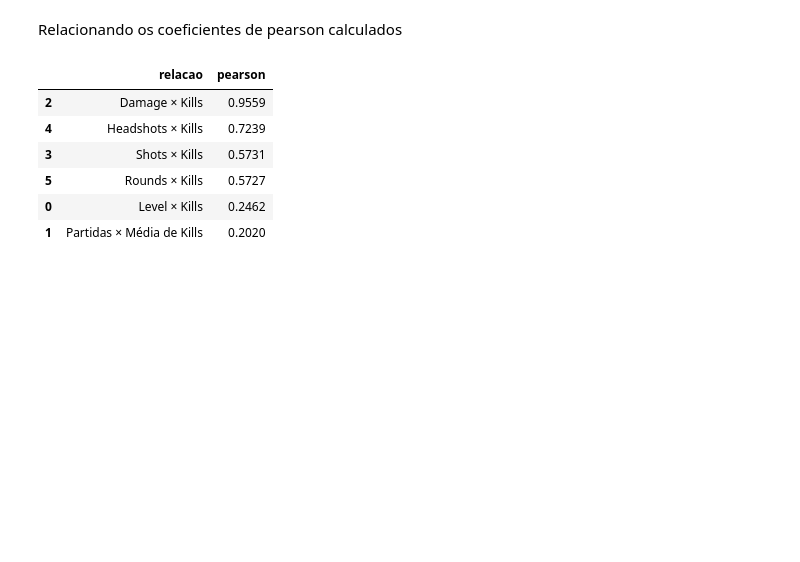
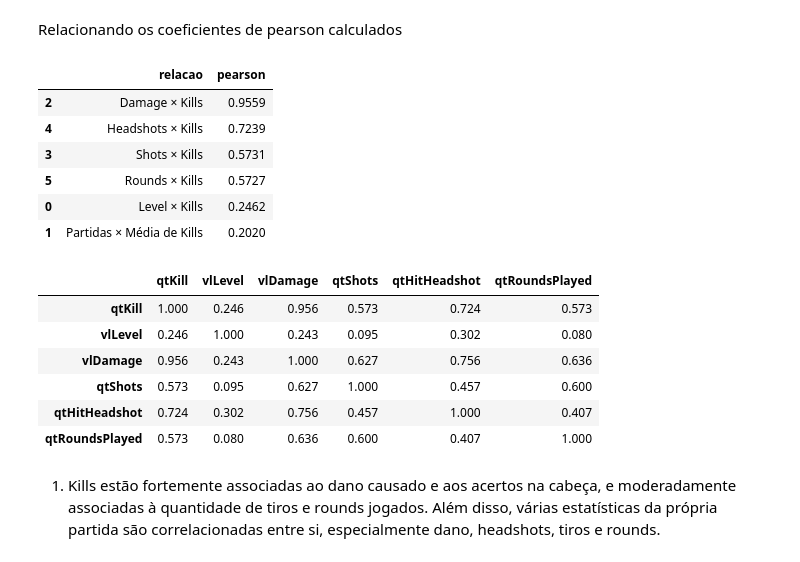
Before and after one commit to lucasccesar/Projeto-IA, a Jupyter notebook: notebooks/01_eda_dataset.ipynb, the cells around one changed output. Drawn from its saved outputs; the diff is of its cells as text; code cells hidden in the pictures; blank space fills up the shorter version.

```diff
--- a/notebooks/01_eda_dataset.ipynb
+++ b/notebooks/01_eda_dataset.ipynb
@@ -1481,3 +1532,30 @@ display(correlacoes)
 | 5 | Rounds × Kills | 0.5727 |
 | 0 | Level × Kills | 0.2462 |
 | 1 | Partidas × Média de Kills | 0.2020 |
+# %%
+colunas_correlacao = [
+    'qtKill',
+    'vlLevel',
+    'vlDamage',
+    'qtShots',
+    'qtHitHeadshot',
+    'qtRoundsPlayed'
+]
+
+matriz_correlacao = (
+    df[colunas_correlacao]
+    .corr(method='pearson')
+    .round(3)
+)
+
+display(matriz_correlacao)
+# %% [output]
+|  | qtKill | vlLevel | vlDamage | qtShots | qtHitHeadshot | qtRoundsPlayed |
+| qtKill | 1.000 | 0.246 | 0.956 | 0.573 | 0.724 | 0.573 |
+| vlLevel | 0.246 | 1.000 | 0.243 | 0.095 | 0.302 | 0.080 |
+| vlDamage | 0.956 | 0.243 | 1.000 | 0.627 | 0.756 | 0.636 |
+| qtShots | 0.573 | 0.095 | 0.627 | 1.000 | 0.457 | 0.600 |
+| qtHitHeadshot | 0.724 | 0.302 | 0.756 | 0.457 | 1.000 | 0.407 |
+| qtRoundsPlayed | 0.573 | 0.080 | 0.636 | 0.600 | 0.407 | 1.000 |
+# %% [markdown]
+1) Kills estão fortemente associadas ao dano causado e aos acertos na cabeça, e moderadamente associadas à quantidade de tiros e rounds jogados. Além disso, várias estatísticas da própria partida são correlacionadas entre si, especialmente dano, headshots, tiros e rounds.
```
Also changed, not shown: parts of 7 cells of this notebook.
